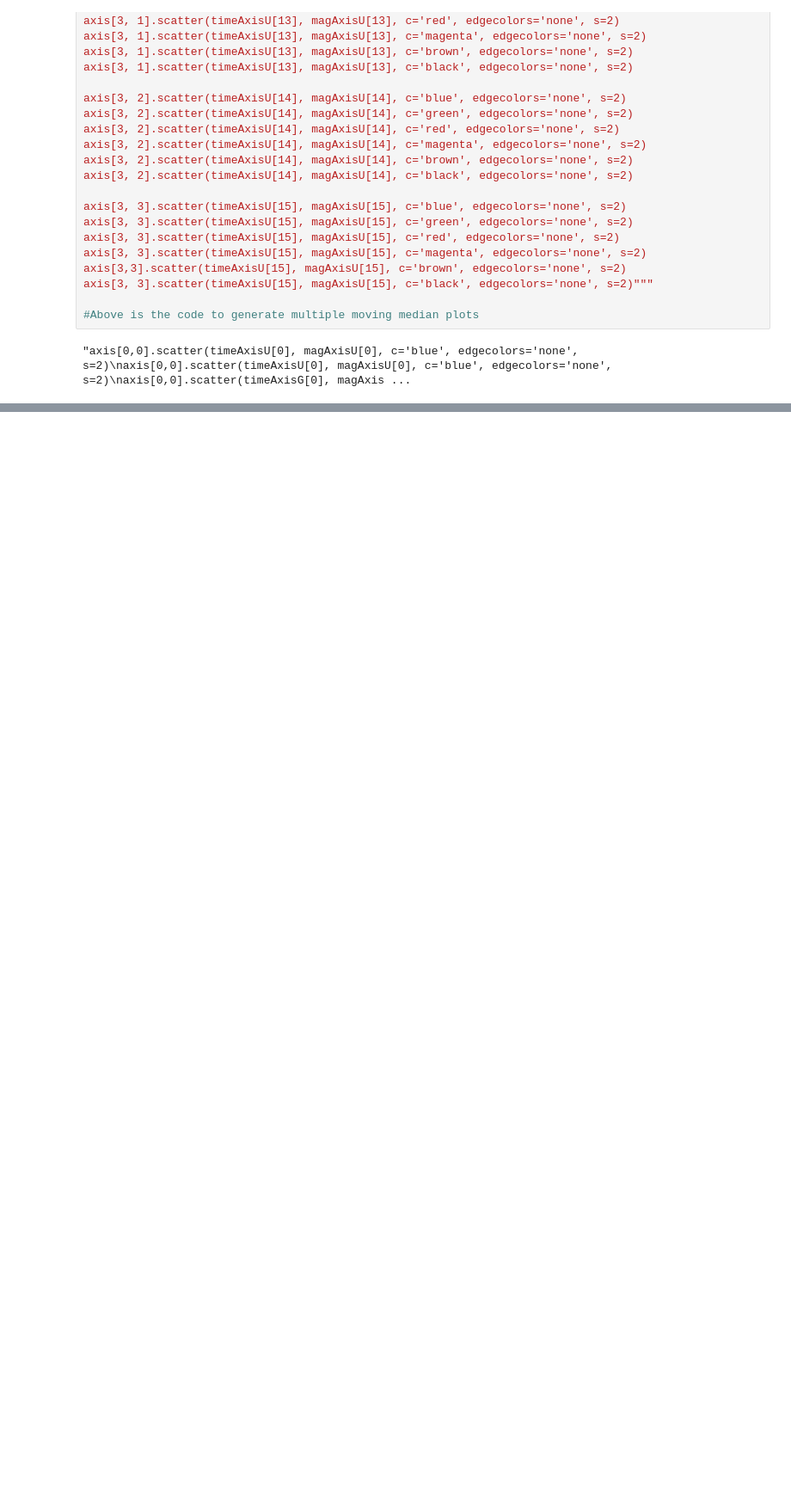
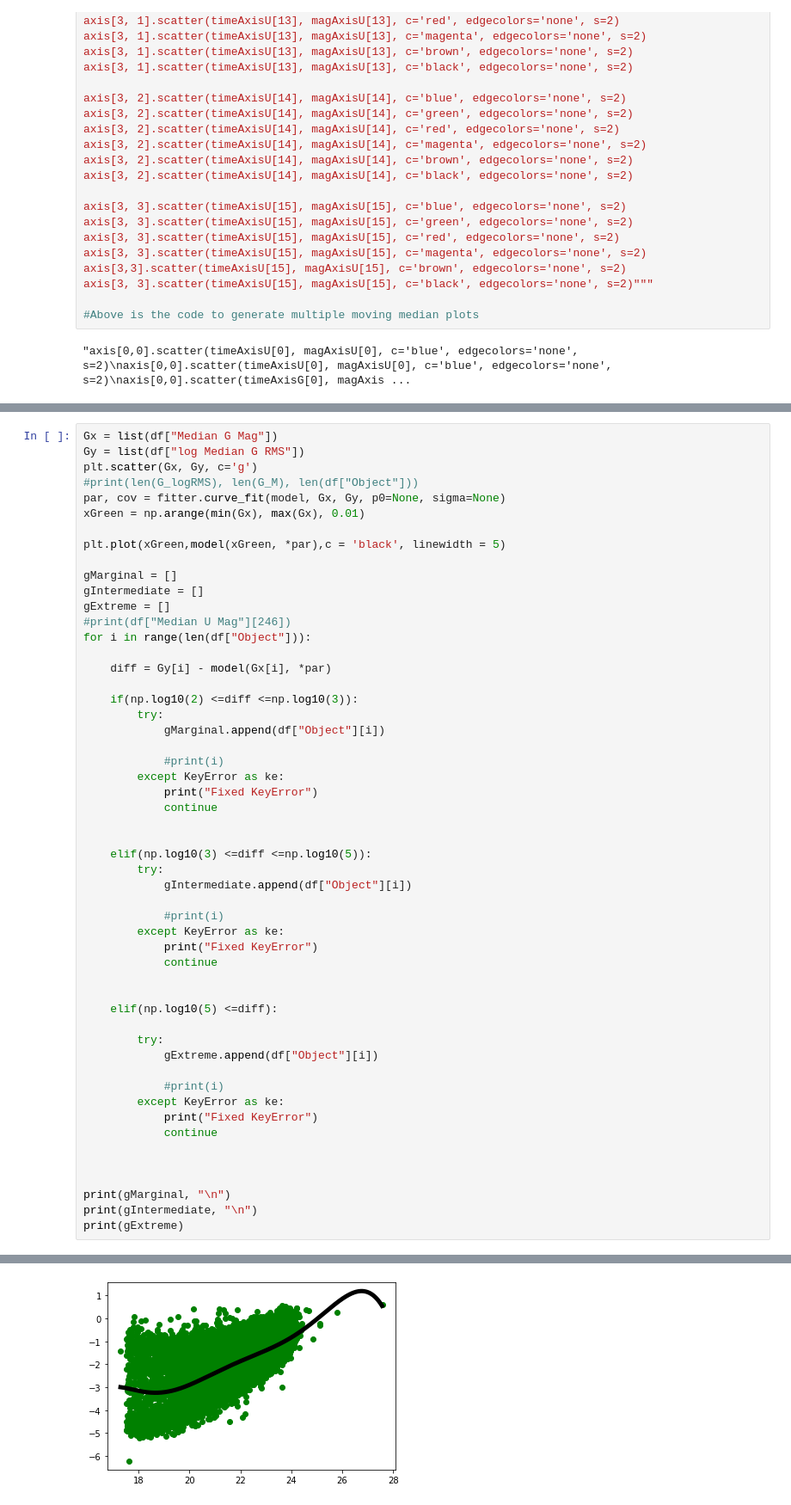
Before and after one commit to arjunshriv/Science-Internsip-Program-, a Jupyter notebook: SIP_RMS_AND_MOVING_MEDIAN.ipynb, the cells around one changed output, grey strips where cells are left out. Shown: that part at 86% size. Drawn from its saved outputs; the diff is of its cells as text; blank space fills up the shorter version.

```diff
--- a/SIP_RMS_AND_MOVING_MEDIAN.ipynb
+++ b/SIP_RMS_AND_MOVING_MEDIAN.ipynb
@@ -779,0 +785,54 @@ plt.scatter(G_M,G_logRMS, c = 'g')
+# %%
+Gx = list(df["Median G Mag"])
+Gy = list(df["log Median G RMS"])
+plt.scatter(Gx, Gy, c='g')
+#print(len(G_logRMS), len(G_M), len(df["Object"]))
+par, cov = fitter.curve_fit(model, Gx, Gy, p0=None, sigma=None)
+xGreen = np.arange(min(Gx), max(Gx), 0.01)
+
+plt.plot(xGreen,model(xGreen, *par),c = 'black', linewidth = 5)
+
+gMarginal = []
+gIntermediate = []
+gExtreme = []
+#print(df["Median U Mag"][246])
+for i in range(len(df["Object"])):
+
+    diff = Gy[i] - model(Gx[i], *par)
+
+    if(np.log10(2) <=diff <=np.log10(3)):
+        try:
+            gMarginal.append(df["Object"][i])
+
+            #print(i)
+        except KeyError as ke:
+            print("Fixed KeyError")
+            continue
+
+
+    elif(np.log10(3) <=diff <=np.log10(5)):
+        try:
+            gIntermediate.append(df["Object"][i])
+
+            #print(i)
+        except KeyError as ke:
+            print("Fixed KeyError")
+            continue
+
+
+    elif(np.log10(5) <=diff):
+
+        try:
+            gExtreme.append(df["Object"][i])
+
+            #print(i)
+        except KeyError as ke:
+            print("Fixed KeyError")
+            continue
+
+
+
+print(gMarginal, "\n")
+print(gIntermediate, "\n")
+print(gExtreme)
+# %% [output]
@@ -780 +849,2 @@ plt.scatter(G_M,G_logRMS, c = 'g')
+[figure, added]
 # %%
```
Also changed, not shown: parts of 21 cells of this notebook, 1 other file.
